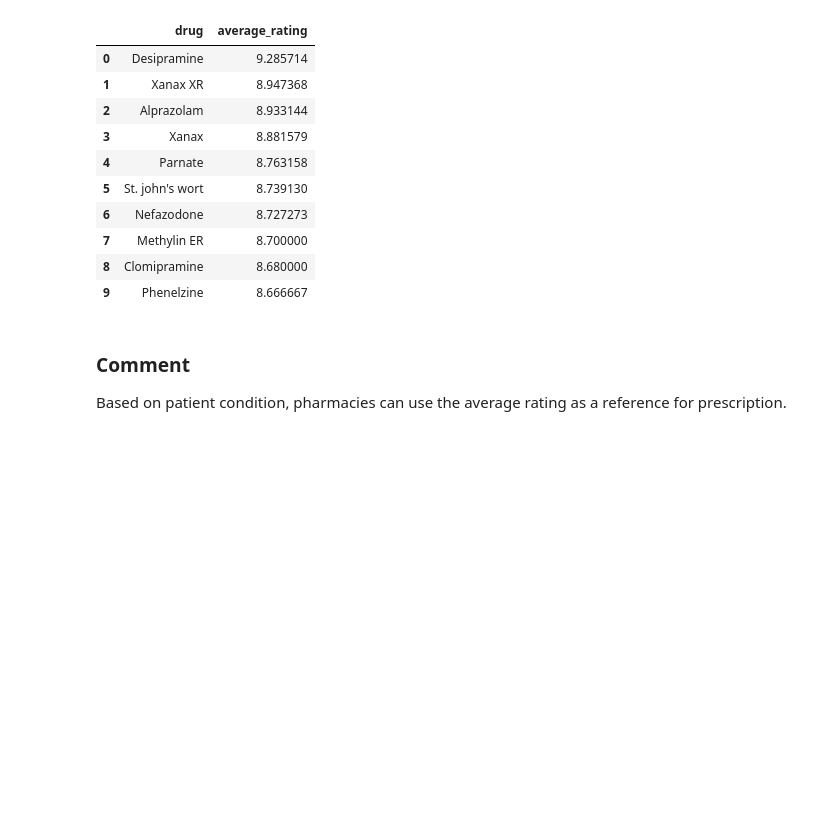
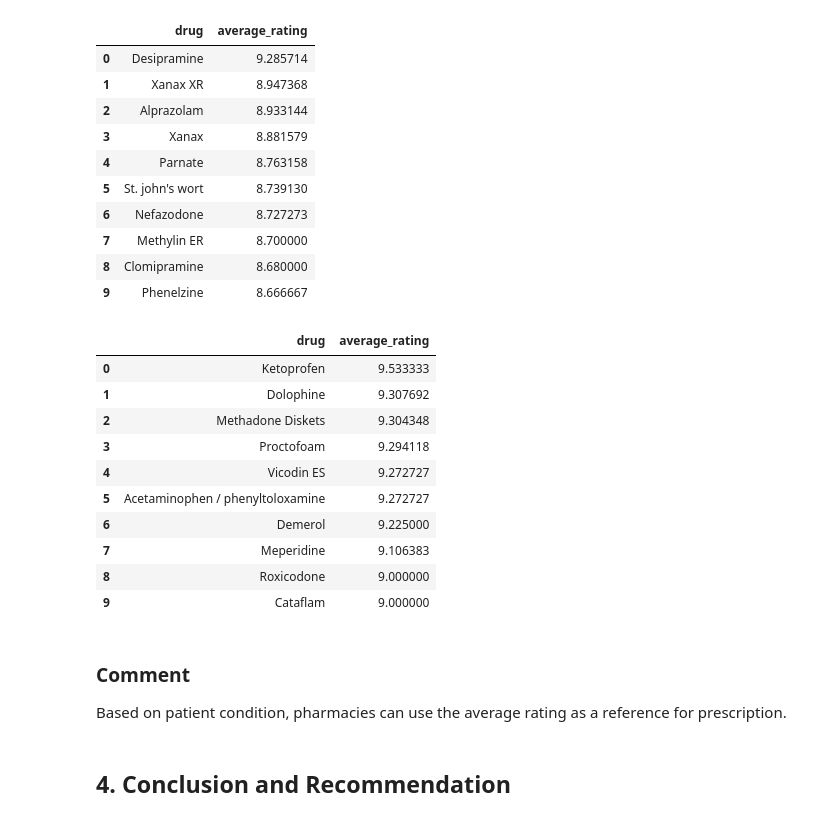
Before and after one commit to Tiezheng/Capstone-Project, a Jupyter notebook: notebooks/Part_4_Capstone_Recommendation.ipynb, the cells around one changed output. Saved outputs shown, nothing was run; the diff lists cells and outputs as text; code cells hidden in the pictures; blank space fills up the shorter version.

```diff
--- a/notebooks/Part_4_Capstone_Recommendation.ipynb
+++ b/notebooks/Part_4_Capstone_Recommendation.ipynb
@@ -144,6 +177,22 @@ help_dict['Depression'].iloc[:10]
 | 7 | Methylin ER | 8.700000 |
 | 8 | Clomipramine | 8.680000 |
 | 9 | Phenelzine | 8.666667 |
+# %%
+help_dict['Pain'].iloc[:10]
+# %% [output]
+|  | drug | average_rating |
+| 0 | Ketoprofen | 9.533333 |
+| 1 | Dolophine | 9.307692 |
+| 2 | Methadone Diskets | 9.304348 |
+| 3 | Proctofoam | 9.294118 |
+| 4 | Vicodin ES | 9.272727 |
+| 5 | Acetaminophen / phenyltoloxamine | 9.272727 |
+| 6 | Demerol | 9.225000 |
+| 7 | Meperidine | 9.106383 |
+| 8 | Roxicodone | 9.000000 |
+| 9 | Cataflam | 9.000000 |
 # %% [markdown]
 ### Comment
 Based on patient condition, pharmacies can use the average rating as a reference for prescription.
+# %% [markdown]
+## 4. Conclusion and Recommendation
```
Also changed, not shown: parts of 8 cells of this notebook, 10 other files.
